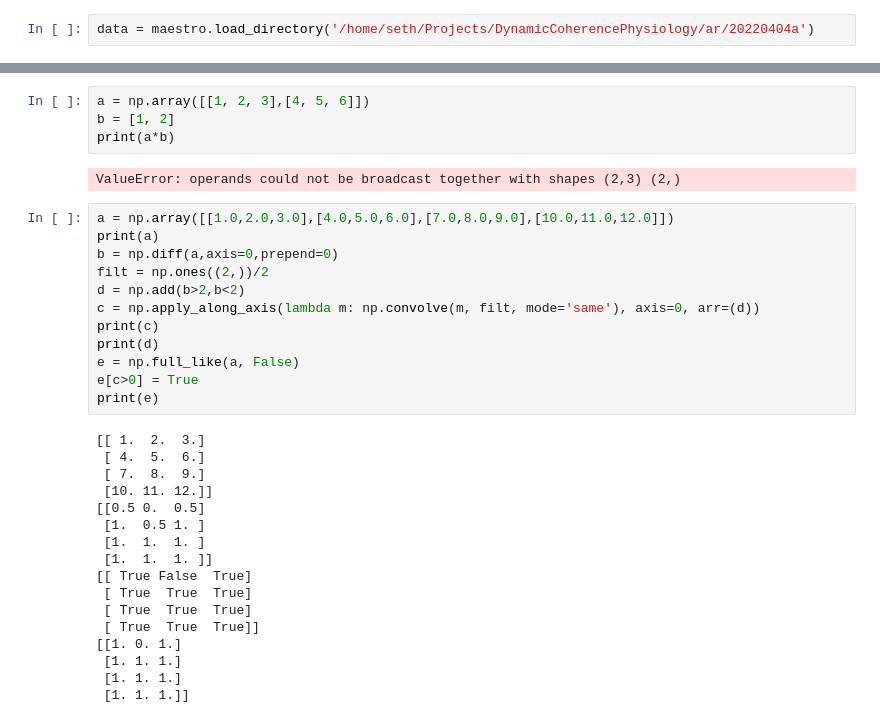
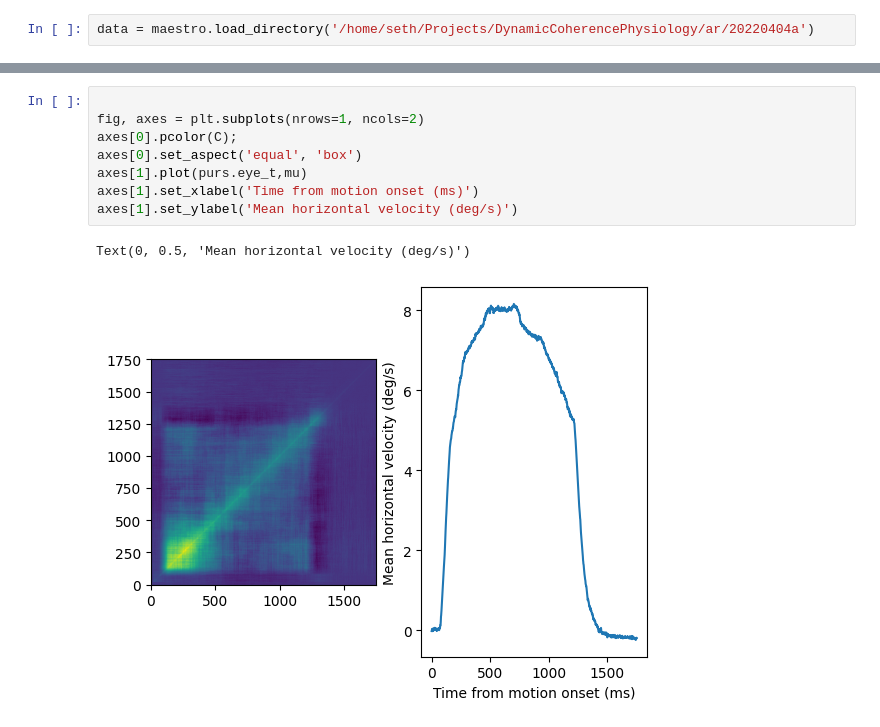
Before and after one commit to swegger/ReadMaestro, a Jupyter notebook: readExample.ipynb, the cells around one changed output, grey strips where cells are left out. Saved outputs shown, nothing was run; the diff lists cells and outputs as text.

```diff
--- a/readExample.ipynb
+++ b/readExample.ipynb
@@ -55,35 +55,11 @@ array([[-1.10268,  2.20536, -0.73512, ..., -0.27567, -1.56213, -0.     ],
 # %%
-a = np.array([[1, 2, 3],[4, 5, 6]])
-b = [1, 2]
-print(a*b)
+
+fig, axes = plt.subplots(nrows=1, ncols=2)
+axes[0].pcolor(C);
+axes[0].set_aspect('equal', 'box')
+axes[1].plot(purs.eye_t,mu)
+axes[1].set_xlabel('Time from motion onset (ms)')
+axes[1].set_ylabel('Mean horizontal velocity (deg/s)')
 # %% [output]
-ValueError: operands could not be broadcast together with shapes (2,3) (2,)
+Text(0, 0.5, 'Mean horizontal velocity (deg/s)')
+[figure, added]
-# %%
-a = np.array([[1.0,2.0,3.0],[4.0,5.0,6.0],[7.0,8.0,9.0],[10.0,11.0,12.0]])
-print(a)
-b = np.diff(a,axis=0,prepend=0)
-filt = np.ones((2,))/2
-d = np.add(b>2,b<2)
-c = np.apply_along_axis(lambda m: np.convolve(m, filt, mode='same'), axis=0, arr=(d))
-print(c)
-print(d)
-e = np.full_like(a, False)
-e[c>0] = True
-print(e)
-# %% [output]
-[[ 1.  2.  3.]
- [ 4.  5.  6.]
- [ 7.  8.  9.]
- [10. 11. 12.]]
-[[0.5 0.  0.5]
- [1.  0.5 1. ]
- [1.  1.  1. ]
- [1.  1.  1. ]]
-[[ True False  True]
- [ True  True  True]
- [ True  True  True]
- [ True  True  True]]
-[[1. 0. 1.]
- [1. 1. 1.]
- [1. 1. 1.]
- [1. 1. 1.]]
```
Also changed, not shown: parts of 4 cells of this notebook, 1 other file.
